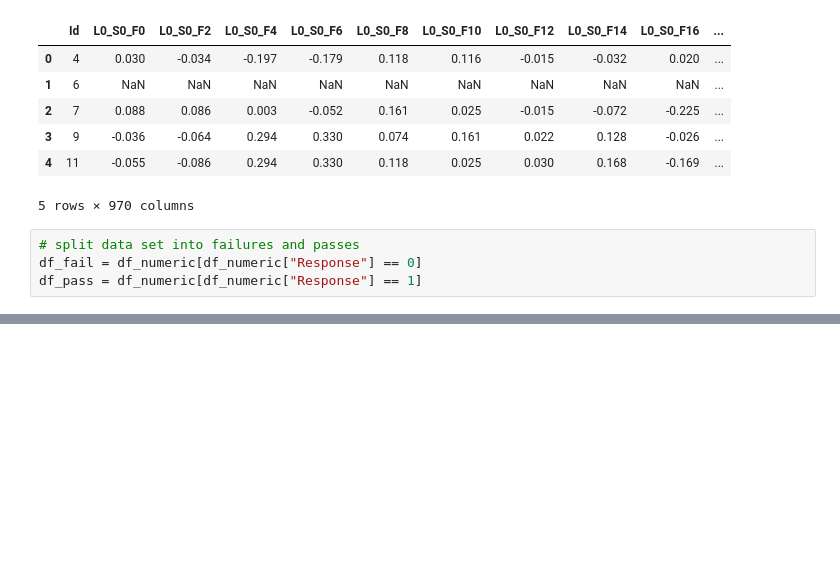
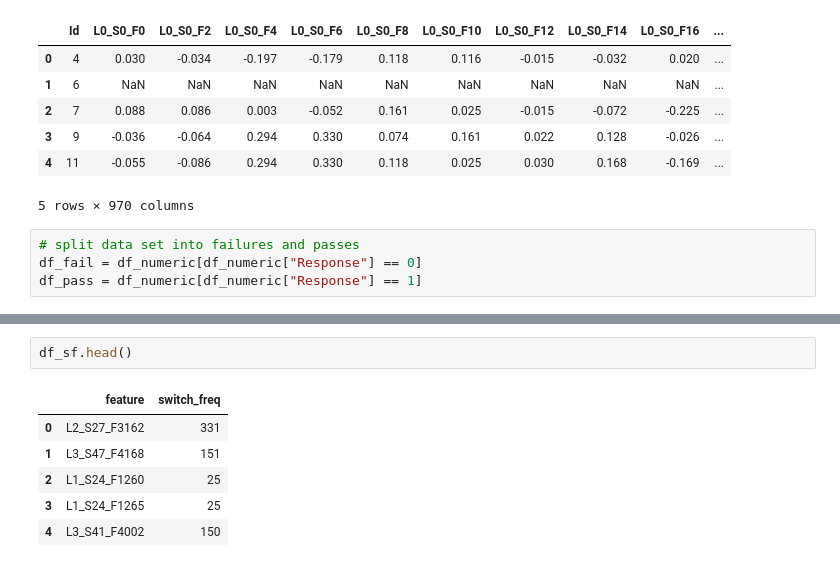
Before and after one commit to SiddhanthUnnithan/bosch_plp, a Jupyter notebook: Bosch_plp.ipynb, the cells around one changed output, grey strips where cells are left out. Cells and saved outputs as stored; diff of their text form; blank space fills up the shorter version.

```diff
--- a/Bosch_plp.ipynb
+++ b/Bosch_plp.ipynb
@@ -182,0 +218,9 @@ feature_trends(df_numeric, "Response", size=(20,3), ignore=["Id", "Response"])
+# %%
+df_sf.head()
+# %% [output]
+|  | feature | switch_freq |
+| 0 | L2_S27_F3162 | 331 |
+| 1 | L3_S47_F4168 | 151 |
+| 2 | L1_S24_F1260 | 25 |
+| 3 | L1_S24_F1265 | 25 |
+| 4 | L3_S41_F4002 | 150 |
```
Also changed, not shown: parts of 6 cells of this notebook.
